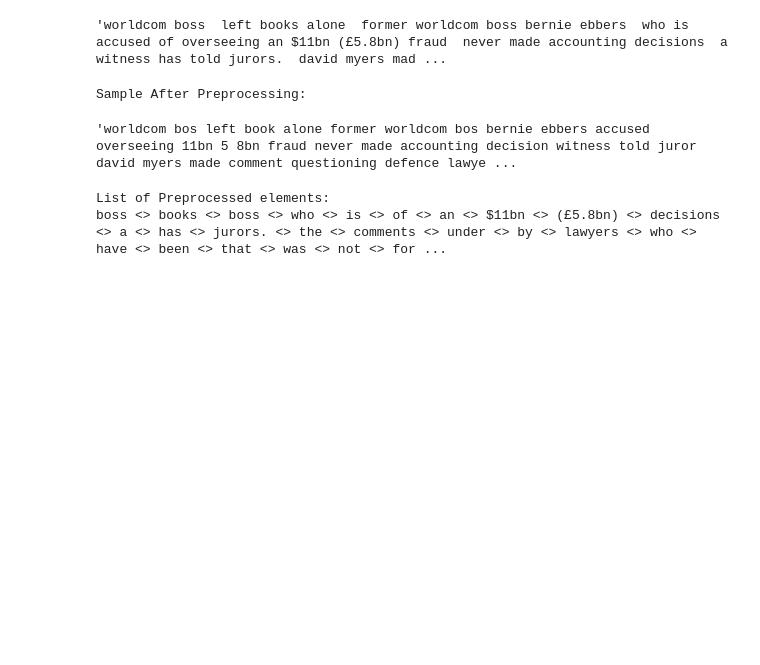
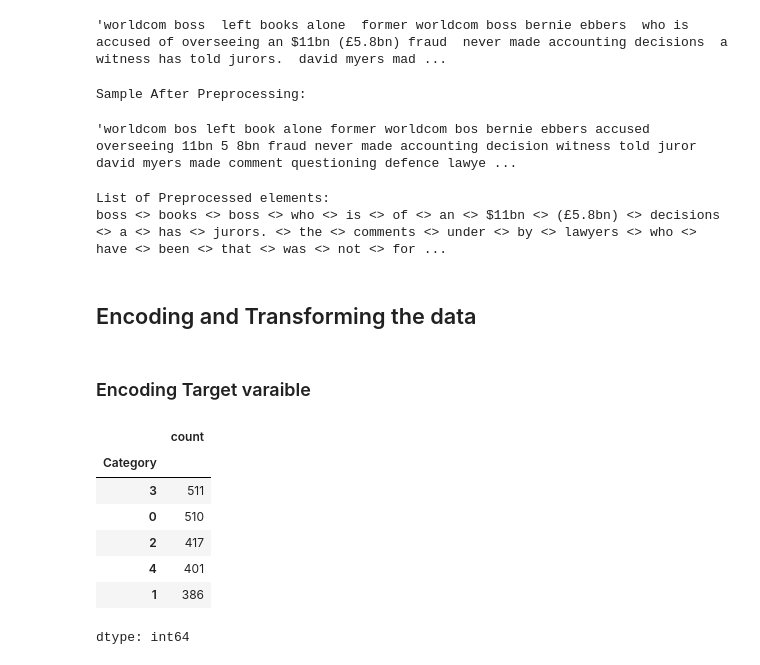
Before and after one commit to Ganesh-DSML/flipitnews, a Jupyter notebook: FlipitNews_NLP_BC.ipynb, the cells around one changed output. Drawn from its saved outputs; the diff is of its cells as text; code cells hidden in the pictures; blank space fills up the shorter version.

```diff
--- a/FlipitNews_NLP_BC.ipynb
+++ b/FlipitNews_NLP_BC.ipynb
@@ -124,3 +129,22 @@ for word in before_preprocessing.split():
 # %% [output]
 List of Preprocessed elements:
 boss <> books <> boss <> who <> is <> of <> an <> $11bn <> (£5.8bn) <> decisions <> a <> has <> jurors. <> the <> comments <> under <> by <> lawyers <> who <> have <> been <> that <> was <> not <> for ...
+# %% [markdown]
+## Encoding and Transforming the data
+# %% [markdown]
+### Encoding Target varaible
+# %%
+# Encode Category variable
+from sklearn.preprocessing import LabelEncoder
+le = LabelEncoder()
+df['Category'] = le.fit_transform(df['Category'])
+df['Category'].value_counts()
+# %% [output]
+|  | count |
+| Category |  |
+| 3 | 511 |
+| 0 | 510 |
+| 2 | 417 |
+| 4 | 401 |
+| 1 | 386 |
+dtype: int64
```
Also changed, not shown: parts of 22 cells of this notebook.
